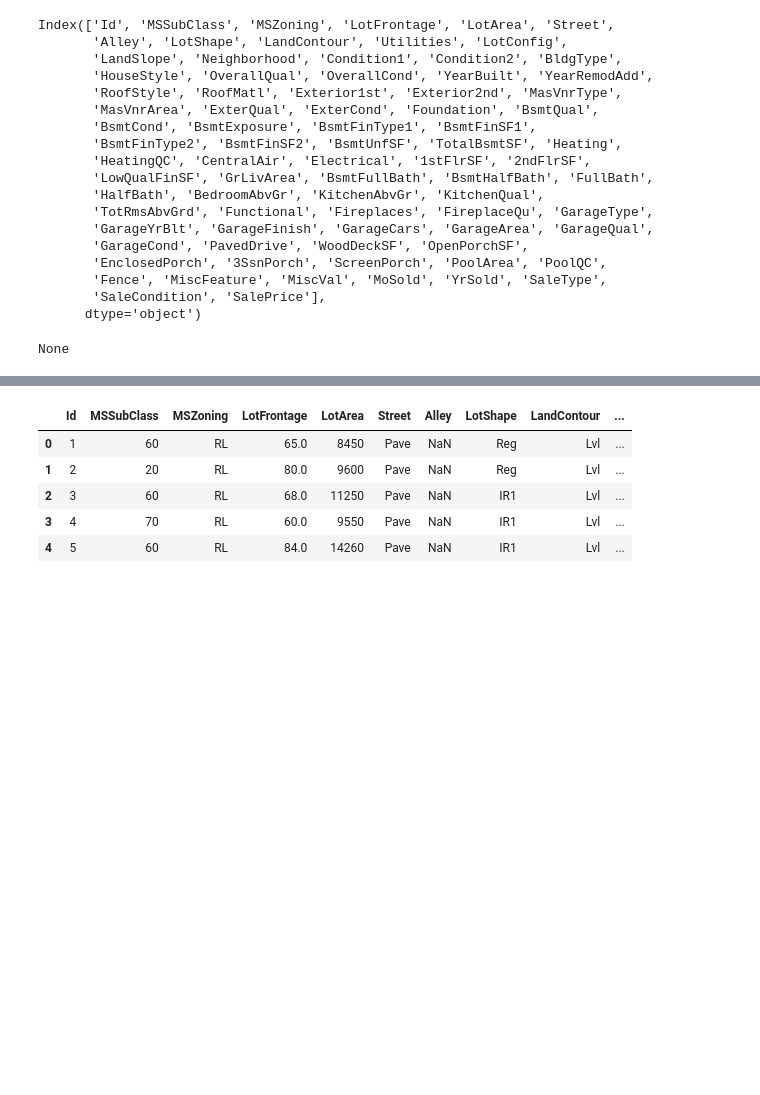
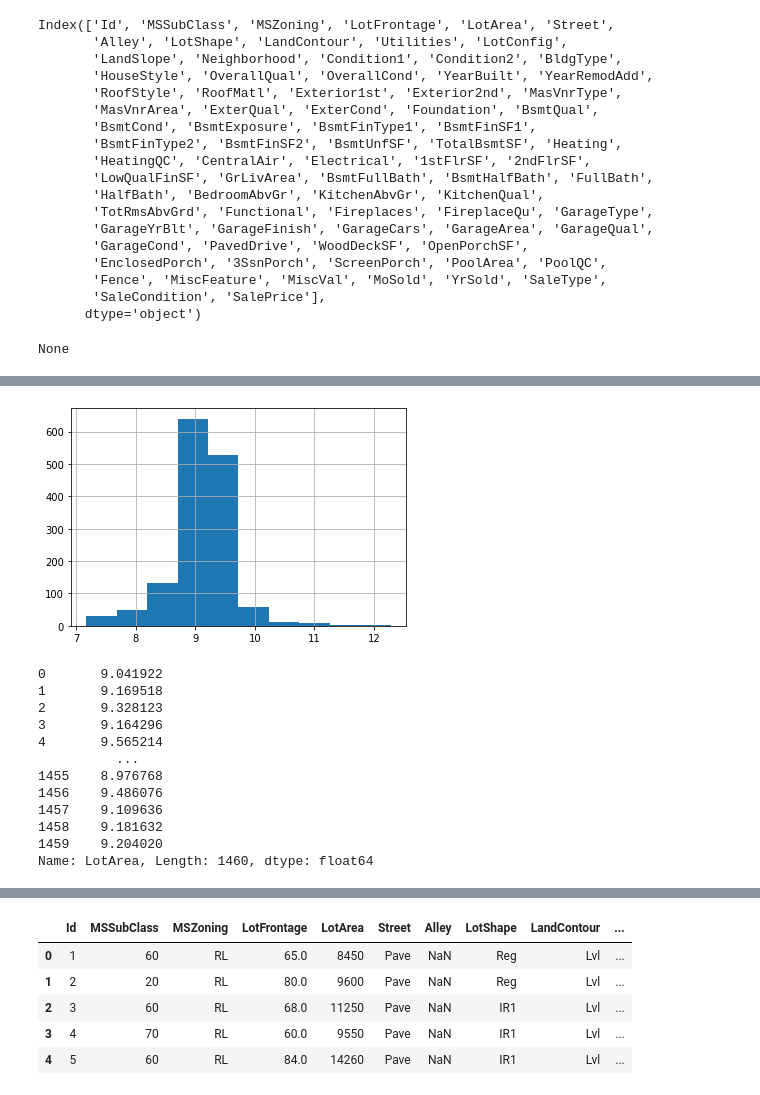
Before and after one commit to WilliamVoster/predictHousePricesTeamProject, a Jupyter notebook: HousePricesProject.ipynb, the cells around one changed output, grey strips where cells are left out. Cells and saved outputs as stored; diff of their text form; code cells hidden in the pictures; blank space fills up the shorter version.

```diff
--- a/HousePricesProject.ipynb
+++ b/HousePricesProject.ipynb
@@ -71,0 +117,20 @@ Name: SalePrice, dtype: float64
+# %%
+dataTrain["LotArea"].apply(np.log).hist()
+#df["ibu"].apply(np.log).hist()
+plt.show()
+
+print(dataTrain["LotArea"].apply(np.log))
+# %% [output]
+[figure, added]
+0       9.041922
+1       9.169518
+2       9.328123
+3       9.164296
+4       9.565214
+          ...
+1455    8.976768
+1456    9.486076
+1457    9.109636
+1458    9.181632
+1459    9.204020
+Name: LotArea, Length: 1460, dtype: float64
```
Also changed, not shown: parts of 16 cells of this notebook.
